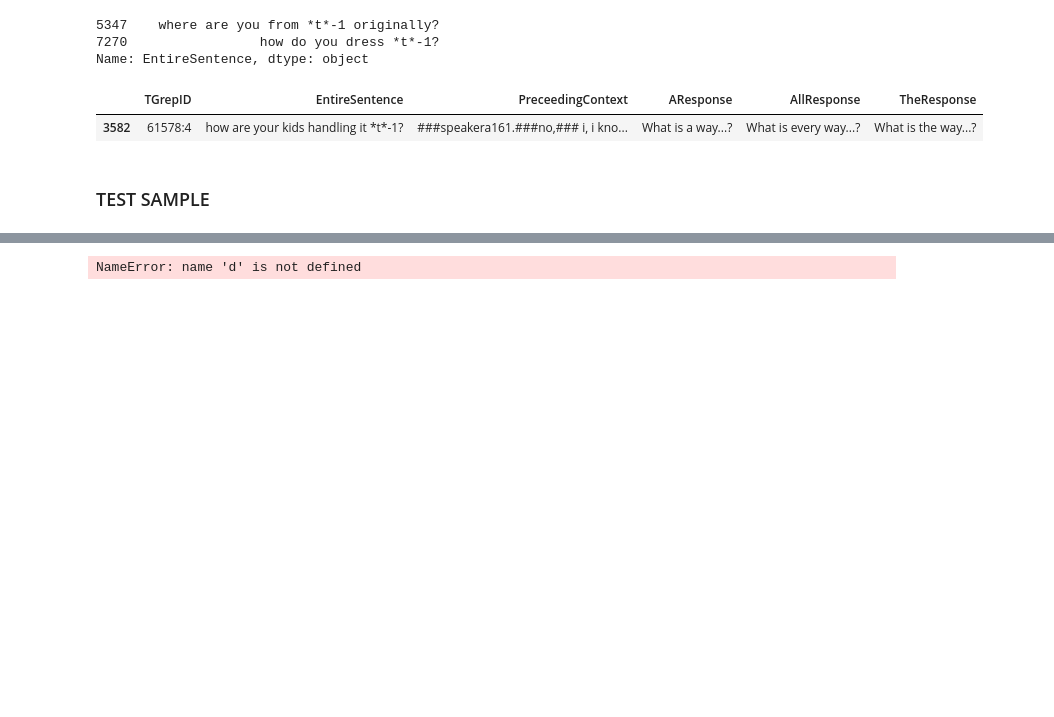
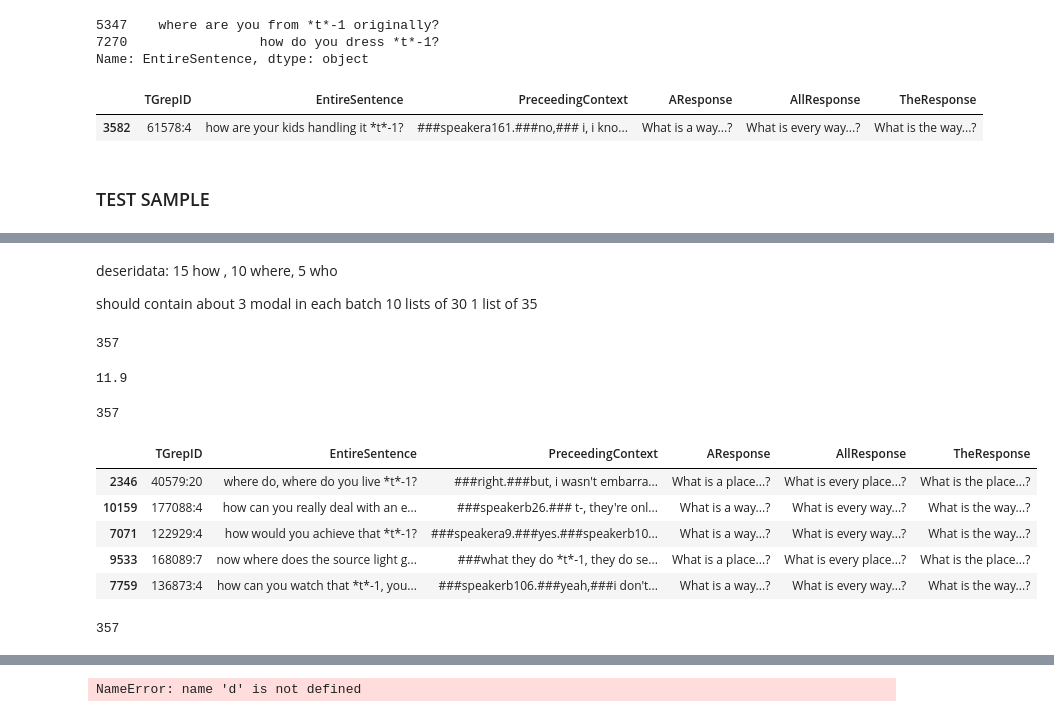
Before and after one commit to mcmoyer11/whquestions-tgrep2, a Jupyter notebook: corpus/analysis/sample_generator.ipynb, the cells around one changed output, grey strips where cells are left out. Cells and saved outputs as stored; diff of their text form; code cells hidden in the pictures; blank space fills up the shorter version.

```diff
--- a/corpus/analysis/sample_generator.ipynb
+++ b/corpus/analysis/sample_generator.ipynb
@@ -281,0 +290,32 @@ def generate_stimuli(df):
+# %% [markdown]
+deseridata:
+15 how , 10 where, 5 who
+
+should contain about 3 modal in each batch
+10 lists of 30
+1 list of 35
+# %%
+len(df_final)
+# %% [output]
+357
+# %%
+357/30
+# %% [output]
+11.9
+# %%
+len(df_final)
+# %% [output]
+357
+# %%
+df_final.sample(5, replace=True, random_state=97098098)
+# %% [output]
+|  | TGrepID | EntireSentence | PreceedingContext | AResponse | AllResponse | TheResponse |
+| 2346 | 40579:20 | where do, where do you live *t*-1? | ###right.###but, i wasn't embarra... | What is a place...? | What is every place...? | What is the place...? |
+| 10159 | 177088:4 | how can you really deal with an e... | ###speakerb26.### t-, they're onl... | What is a way...? | What is every way...? | What is the way...? |
+| 7071 | 122929:4 | how would you achieve that *t*-1? | ###speakera9.###yes.###speakerb10... | What is a way...? | What is every way...? | What is the way...? |
+| 9533 | 168089:7 | now where does the source light g... | ###what they do *t*-1, they do se... | What is a place...? | What is every place...? | What is the place...? |
+| 7759 | 136873:4 | how can you watch that *t*-1, you... | ###speakerb106.###yeah,###i don't... | What is a way...? | What is every way...? | What is the way...? |
+# %%
+len(df_final)
+# %% [output]
+357
```
Also changed, not shown: parts of 11 cells of this notebook, 18 other files.
